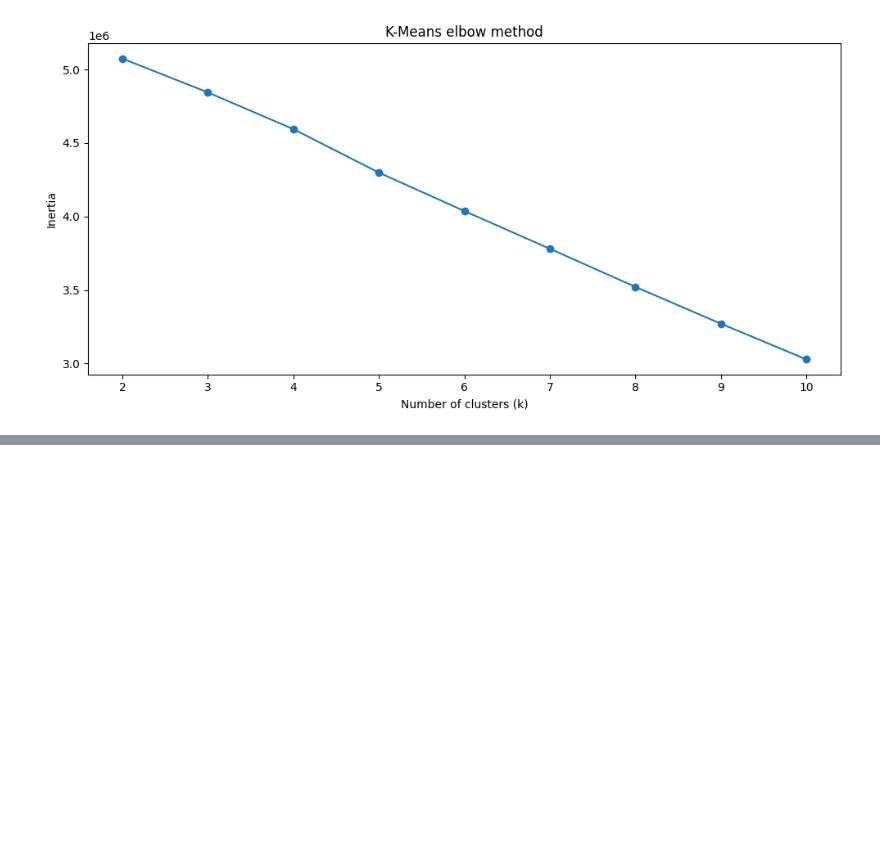
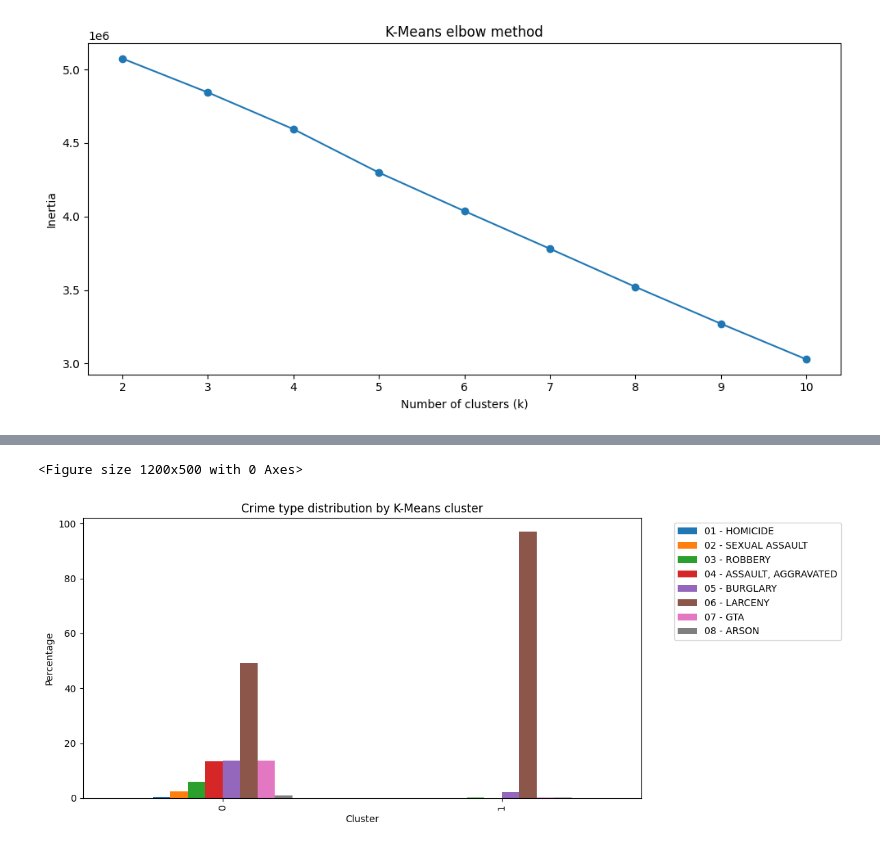
Before and after one commit to viswakaruturi/tucson-crime-insights, a Jupyter notebook: notebooks/04_clustering_pca.ipynb, the cells around one changed output, grey strips where cells are left out. Saved outputs shown, nothing was run; the diff lists cells and outputs as text; code cells hidden in the pictures; blank space fills up the shorter version.

```diff
--- a/notebooks/04_clustering_pca.ipynb
+++ b/notebooks/04_clustering_pca.ipynb
@@ -106,0 +123,11 @@ plt.show()
+# %%
+df_encoded["cluster"] = clusters
+
+print("Cluster sizes:")
+print(df_encoded["cluster"].value_counts())
+
+print("\nMean Hour by cluster:")
+print(df_encoded.groupby("cluster")["Hour"].mean())
+
+print("\nMean Year by cluster:")
+print(df_encoded.groupby("cluster")["Year"].mean())
@@ -106,0 +152,16 @@ plt.show()
+# %%
+cluster_crime = df_encoded.groupby(["cluster", df["UCRDescription"]]).size().unstack(fill_value = 0)
+cluster_crime_pct = cluster_crime.div(cluster_crime.sum(axis = 1), axis = 0) * 100
+
+plt.figure(figsize = (12, 5))
+cluster_crime_pct.plot(kind = "bar", figsize = (12, 5))
+plt.title("Crime type distribution by K-Means cluster")
+plt.xlabel("Cluster")
+plt.ylabel("Percentage")
+plt.legend(bbox_to_anchor = (1.05, 1), loc = "upper left")
+plt.tight_layout()
+plt.savefig("../results/04/kmeans_crime_distribution.png", dpi = 150, bbox_inches = "tight")
+plt.show()
+# %% [output]
+<Figure size 1200x500 with 0 Axes>
+[figure, added]
```
Also changed, not shown: parts of 4 cells of this notebook, 10 other files.
